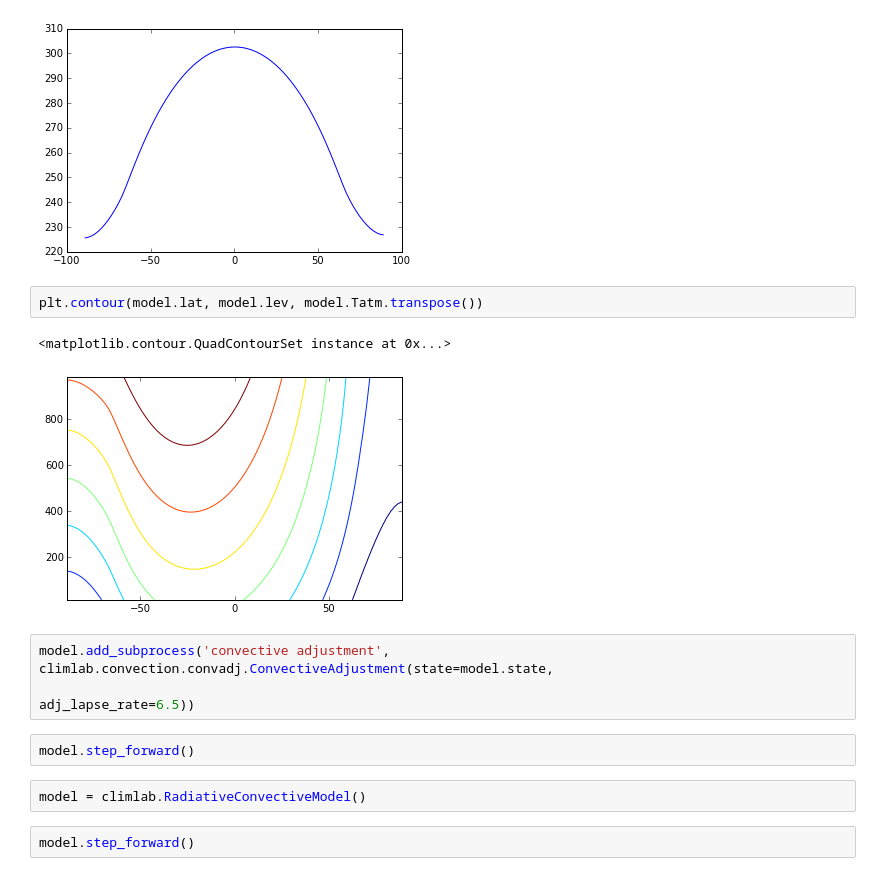
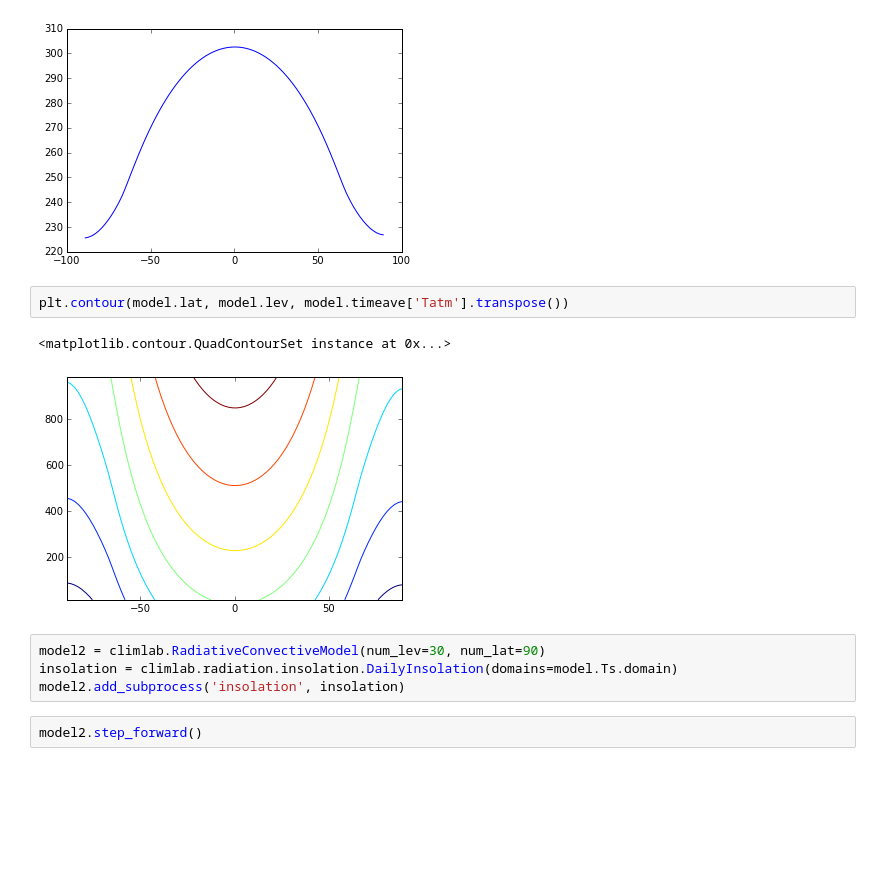
Before and after one commit to climlab/climlab, a Jupyter notebook: courseware/Latitude-dependent grey radiation.ipynb, the cells around one changed output. Saved outputs shown, nothing was run; the diff lists cells and outputs as text; blank space fills up the shorter version.

```diff
--- a/courseware/Latitude-dependent grey radiation.ipynb
+++ b/courseware/Latitude-dependent grey radiation.ipynb
@@ -79,17 +79,14 @@ plt.plot(model.lat, model.timeave['Ts'])
 [<matplotlib.lines.Line2D at 0x...>]
 [figure]
 # %%
-plt.contour(model.lat, model.lev, model.Tatm.transpose())
+plt.contour(model.lat, model.lev, model.timeave['Tatm'].transpose())
 # %% [output]
 <matplotlib.contour.QuadContourSet instance at 0x...>
-[figure, old version]
+[figure, new version]
-# %%
-model.add_subprocess('convective adjustment', climlab.convection.convadj.ConvectiveAdjustment(state=model.state,
-                                                                                              adj_lapse_rate=6.5))
+# %%
+model2 = climlab.RadiativeConvectiveModel(num_lev=30, num_lat=90)
+insolation = climlab.radiation.insolation.DailyInsolation(domains=model.Ts.domain)
+model2.add_subprocess('insolation', insolation)
 # %%
-model.step_forward()
+model2.step_forward()
-# %%
-model = climlab.RadiativeConvectiveModel()
-# %%
-model.step_forward()
 # %%
```
Also changed, not shown: parts of 3 cells of this notebook, 3 other files.
